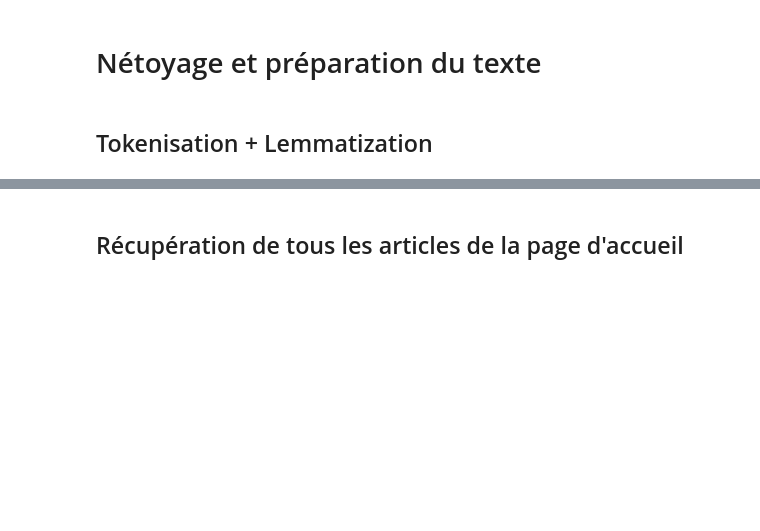
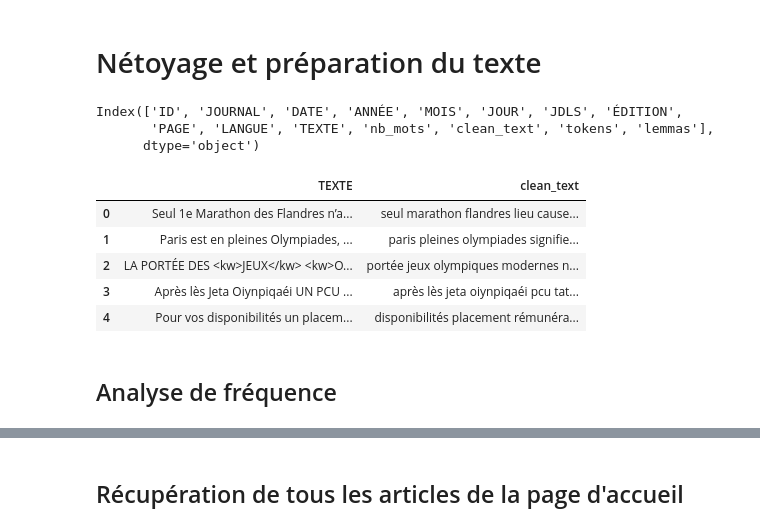
Before and after one commit to Alban-KAMGA/tac, a Jupyter notebook: tps/tp4/Travail_final.ipynb, the cells around one changed output, grey strips where cells are left out. Cells and saved outputs as stored; diff of their text form; code cells hidden in the pictures; blank space fills up the shorter version.

```diff
--- a/tps/tp4/Travail_final.ipynb
+++ b/tps/tp4/Travail_final.ipynb
@@ -123,14 +90,48 @@ df["clean_text"] = df["clean_text"].apply(remove_stopwords)
-# %% [markdown]
-## Tokenisation + Lemmatization
-# %%
-def tokenize(text):
-    doc = nlp(text)
-    return [token.text for token in doc]
-
-df["tokens"] = df["clean_text"].apply(tokenize)
-# %%
-def lemmatize(text):
-    doc = nlp(text)
-    return [token.lemma_ for token in doc if not token.is_punct and not token.is_space]
-
-df["lemmas"] = df["clean_text"].apply(lemmatize)
+# %%
+df.columns
+# %% [output]
+Index(['ID', 'JOURNAL', 'DATE', 'ANNÉE', 'MOIS', 'JOUR', 'JDLS', 'ÉDITION',
+       'PAGE', 'LANGUE', 'TEXTE', 'nb_mots', 'clean_text', 'tokens', 'lemmas'],
+      dtype='object')
+# %%
+import re
+import pandas as pd
+from nltk.corpus import stopwords
+from nltk.tokenize import word_tokenize
+
+# Stopwords FR
+stopwords_fr = set(stopwords.words("french"))
+
+def clean_text(text):
+    if pd.isna(text):
+        return ""
+
+    # Minuscule
+    text = text.lower()
+
+    # Suppression ponctuation + chiffres
+    text = re.sub(r"[^a-zàâçéèêëîïôûùüÿñæœ\s-]", " ", text)
+
+    # Supprimer les tirets isolés
+    text = re.sub(r"\s-\s", " ", text)
+
+    # Tokenisation
+    tokens = word_tokenize(text, language="french")
+
+    # Suppression stopwords
+    tokens = [t for t in tokens if t not in stopwords_fr and len(t) > 2]
+
+    return " ".join(tokens)
+# %%
+# Application du nettoyage a notre dataframe
+df["clean_text"] = df["TEXTE"].apply(clean_text)
+df[["TEXTE", "clean_text"]].head()
+# %% [output]
+|  | TEXTE | clean_text |
+| 0 | Seul 1e Marathon des Flandres n’a... | seul marathon flandres lieu cause... |
+| 1 | Paris est en pleines Olympiades, ... | paris pleines olympiades signifie... |
+| 2 | LA PORTÉE DES <kw>JEUX</kw> <kw>O... | portée jeux olympiques modernes n... |
+| 3 | Après lès Jeta Oiynpiqaéi UN PCU ... | après lès jeta oiynpiqaéi pcu tat... |
+| 4 | Pour vos disponibilités un placem... | disponibilités placement rémunéra... |
+# %% [markdown]
+## Analyse de fréquence
```
Also changed, not shown: parts of 19 cells of this notebook.
